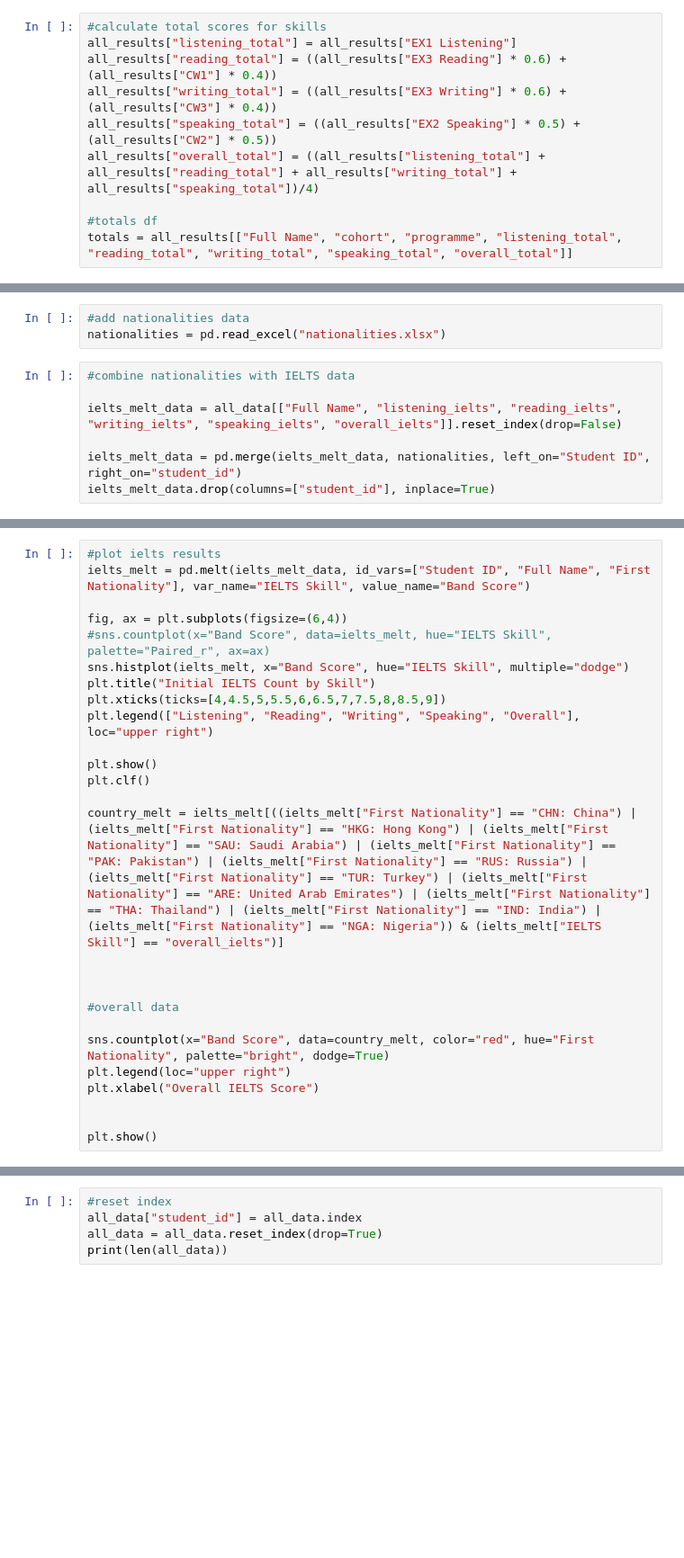
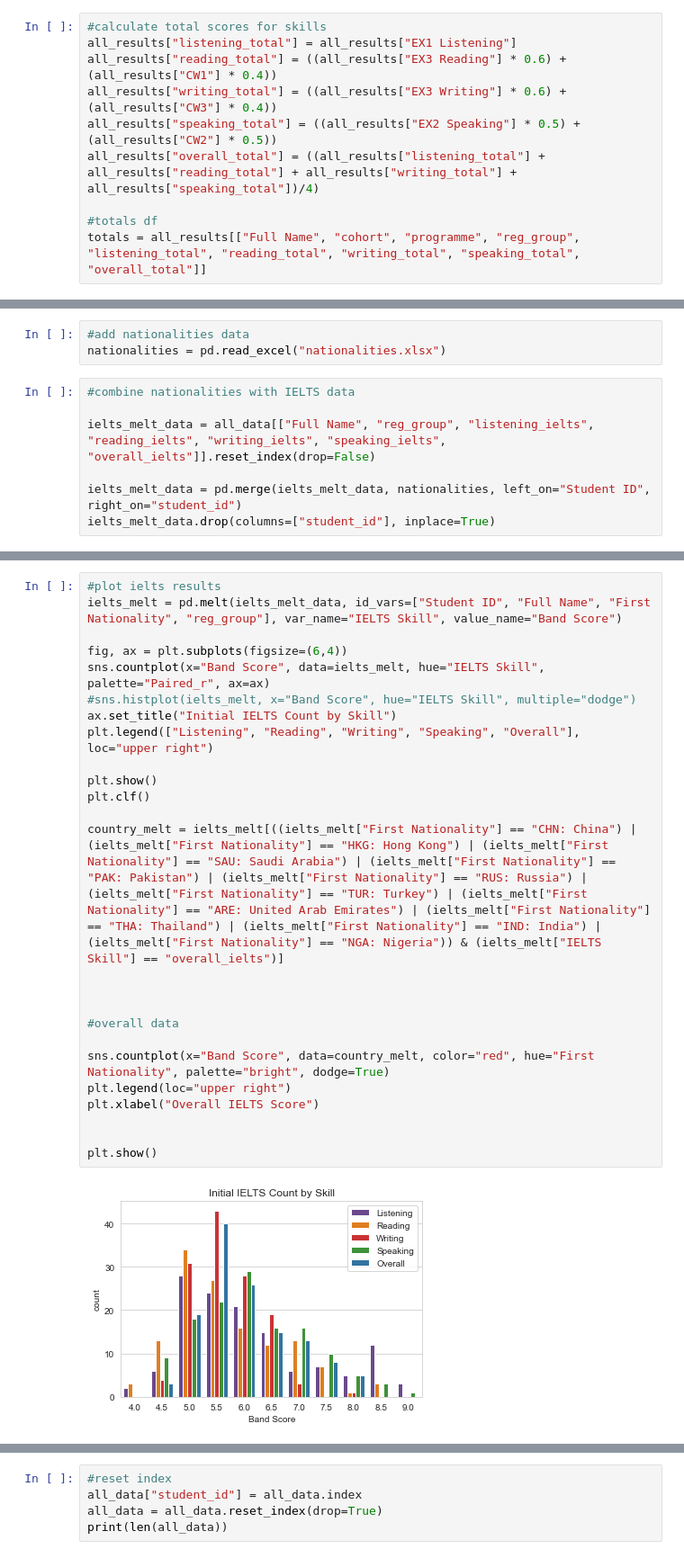
Before and after one commit to cmstorrsfox/20-21-results-analysis, a Jupyter notebook: ielts_conv.ipynb, the cells around one changed output, grey strips where cells are left out. Shown: that part at 90% size. Drawn from its saved outputs; the diff is of its cells as text; blank space fills up the shorter version.

Commit message:
added more IELTS data for RH

```diff
--- a/ielts_conv.ipynb
+++ b/ielts_conv.ipynb
@@ -30,7 +36,7 @@ all_results["speaking_total"] = ((all_results["EX2 Speaking"] * 0.5) + (all_resu
 all_results["overall_total"] = ((all_results["listening_total"] + all_results["reading_total"] + all_results["writing_total"] + all_results["speaking_total"])/4)
 
 #totals df
-totals = all_results[["Full Name", "cohort", "programme", "listening_total", "reading_total", "writing_total", "speaking_total", "overall_total"]]
+totals = all_results[["Full Name", "cohort", "programme", "reg_group", "listening_total", "reading_total", "writing_total", "speaking_total", "overall_total"]]
 # %%
 #convert scores to ielts equivalents
 def ielts_convertor(row):
@@ -75,7 +87,7 @@ nationalities = pd.read_excel("nationalities.xlsx")
 # %%
 #combine nationalities with IELTS data
 
-ielts_melt_data = all_data[["Full Name", "listening_ielts", "reading_ielts", "writing_ielts", "speaking_ielts", "overall_ielts"]].reset_index(drop=False)
+ielts_melt_data = all_data[["Full Name", "reg_group", "listening_ielts", "reading_ielts", "writing_ielts", "speaking_ielts", "overall_ielts"]].reset_index(drop=False)
 
 ielts_melt_data = pd.merge(ielts_melt_data, nationalities, left_on="Student ID", right_on="student_id")
 ielts_melt_data.drop(columns=["student_id"], inplace=True)
@@ -82,26 +99,27 @@ ielts_melt_data.drop(columns=["student_id"], inplace=True)
 # %%
 #plot ielts results
-ielts_melt = pd.melt(ielts_melt_data, id_vars=["Student ID", "Full Name", "First Nationality"], var_name="IELTS Skill", value_name="Band Score")
+ielts_melt = pd.melt(ielts_melt_data, id_vars=["Student ID", "Full Name", "First Nationality", "reg_group"], var_name="IELTS Skill", value_name="Band Score")
 
 fig, ax = plt.subplots(figsize=(6,4))
-#sns.countplot(x="Band Score", data=ielts_melt, hue="IELTS Skill", palette="Paired_r", ax=ax)
-sns.histplot(ielts_melt, x="Band Score", hue="IELTS Skill", multiple="dodge")
-plt.title("Initial IELTS Count by Skill")
-plt.xticks(ticks=[4,4.5,5,5.5,6,6.5,7,7.5,8,8.5,9])
+sns.countplot(x="Band Score", data=ielts_melt, hue="IELTS Skill", palette="Paired_r", ax=ax)
+#sns.histplot(ielts_melt, x="Band Score", hue="IELTS Skill", multiple="dodge")
+ax.set_title("Initial IELTS Count by Skill")
 plt.legend(["Listening", "Reading", "Writing", "Speaking", "Overall"], loc="upper right")
 
 plt.show()
 plt.clf()
 
 country_melt = ielts_melt[((ielts_melt["First Nationality"] == "CHN: China") | (ielts_melt["First Nationality"] == "HKG: Hong Kong") | (ielts_melt["First Nationality"] == "SAU: Saudi Arabia") | (ielts_melt["First Nationality"] == "PAK: Pakistan") | (ielts_melt["First Nationality"] == "RUS: Russia") | (ielts_melt["First Nationality"] == "TUR: Turkey") | (ielts_melt["First Nationality"] == "ARE: United Arab Emirates") | (ielts_melt["First Nationality"] == "THA: Thailand") | (ielts_melt["First Nationality"] == "IND: India") | (ielts_melt["First Nationality"] == "NGA: Nigeria")) & (ielts_melt["IELTS Skill"] == "overall_ielts")]
 
 
 
 #overall data
 
 sns.countplot(x="Band Score", data=country_melt, color="red", hue="First Nationality", palette="bright", dodge=True)
 plt.legend(loc="upper right")
 plt.xlabel("Overall IELTS Score")
 
 
 plt.show()
+# %% [output]
+[figure, added]
```
Also changed, not shown: parts of 5 cells of this notebook, 3 other files.
